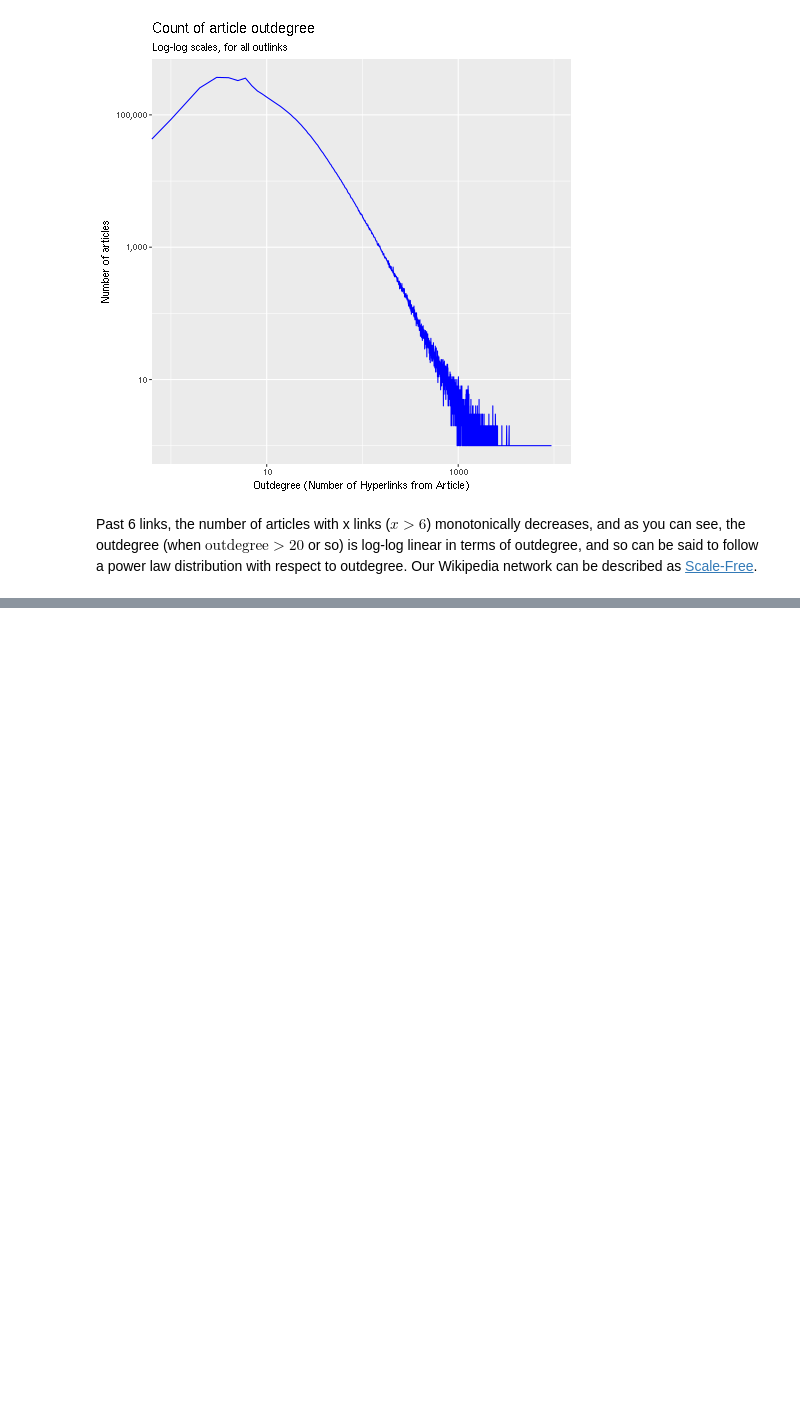
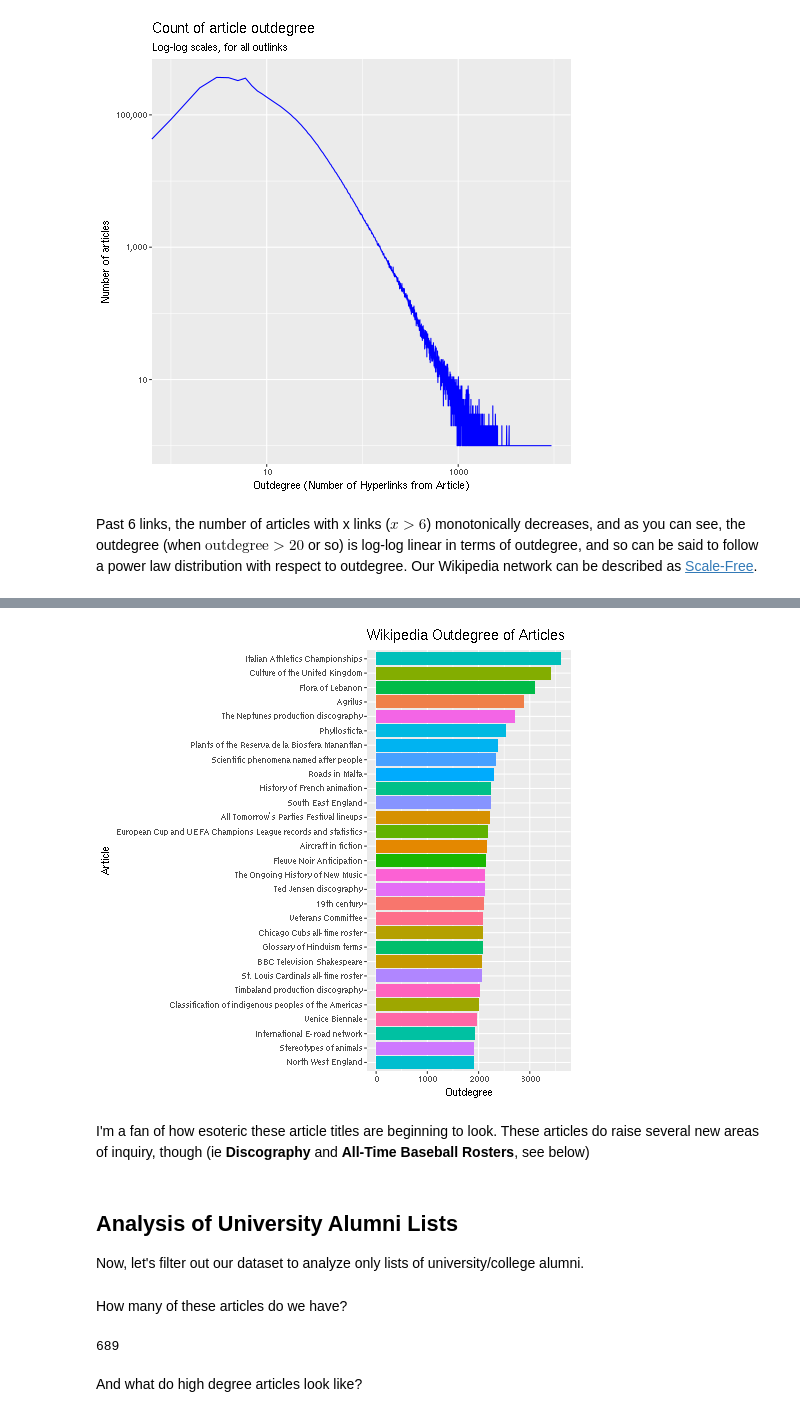
Before and after one commit to lacoperon/Wikipedia_Embedding, a Jupyter notebook: data_analysis.ipynb, the cells around one changed output, grey strips where cells are left out. Drawn from its saved outputs; the diff is of its cells as text; code cells hidden in the pictures; blank space fills up the shorter version.

Commit message:
Updated results to have baseball, discography and more of regular high outdegree analysis

```diff
--- a/data_analysis.ipynb
+++ b/data_analysis.ipynb
@@ -16,15 +26,10 @@ Let's start by figuring out the number of nodes and edges in all the files...
 # %%
-%load_ext rpy2.ipython
-ray.init()
-import re
-import glob
-import ray
-
 # Gets list of all adjacency list files
-file_list = glob.glob("./link_files/*.dat")
+file_list = glob.glob("./PreviousResults/Jan202018/*.dat")
 
 '''
 The following function reads in a given adjacency list file and returns
+a list containing elements of format (articleName, outdegree).
 '''
 @ray.remote
 def getOutdegs(filename):
@@ -36,17 +41,20 @@ def getOutdegs(filename):
     lines = [re.sub("#.*", "", line.strip()) for line in f if
              not re.search("https?:\/\/", line)]
 
+    # This list contains the line number associated with all article titles
+    # (These, in my schema, are the lines starting with >>>>)
     t_indices = [i for i in range(len(lines)) if re.search(">>>>", lines[i])]
 
-    print("There are {} nodes represented in this file".format(len(t_indices)))
-    print("There are {} edges in this file".format(len(lines) - len(t_indices)))
+    # This list contains all titles in this file
+    titles   = [re.sub(">>>>", "", lines[i]) for i in t_indices]
 
-    titles   = [re.sub(">>>>", "", lines[i]) for i in t_indices]
+    # Here, we use some smart regex and line counting to derive all of the outdegrees of articles
+    # (by counting the lines between each instance of '>>>>', and dealing with the edge case of the end of the file)
     out_degs = [t_indices[i+1] - t_indices[i] - 1
                 for i in range(len(t_indices) - 1)] + [len(lines[t_indices[-1]:])]
     t_outdegs = list(zip(titles, out_degs))
-    t_outdegs.sort(key=lambda x : x[1], reverse=True)
     return(t_outdegs)
 
-
+# Here, we obtain the outdegree list for all of our output files,
+# run in parallel using ray
 file_results = ray.get([getOutdegs.remote(filename) for filename in file_list])
@@ -391,0 +215,5 @@ Past 6 links, the number of articles with x links ($x>6$) monotonically decrease
+# %%
+f_y_t_outdegs = list(filter(lambda x : not re.search("[0-9]{4}", x[0]), f_t_outdegs))
+f_titles, f_outdegs = zip(*f_y_t_outdegs[1:30])
+f_y_df = pd.DataFrame({"title": f_titles, "outdeg":f_outdegs})
+f_y_df.head(50)
@@ -391,0 +238,20 @@ Past 6 links, the number of articles with x links ($x>6$) monotonically decrease
+# %%
+%%R -i f_y_df
+library(ggplot2)
+library(dplyr)
+
+orig_title <- factor(f_y_df$title)
+f_y_df$title <- factor(f_y_df$title, levels=f_y_df$title[order(f_y_df$outdeg)])
+ggplot(f_y_df, aes(x=title, y=outdeg, fill=orig_title)) + geom_bar(stat="identity") +
+coord_flip() + theme(legend.position="") +
+labs(title="Wikipedia Outdegree of Articles",
+     y = "Outdegree",
+     x = "Article")
+# %% [output]
+[figure, added]
+# %% [markdown]
+I'm a fan of how esoteric these article titles are beginning to look. These articles do raise several new areas of inquiry, though (ie **Discography** and **All-Time Baseball Rosters**, see below)
+# %% [markdown]
+## Analysis of University Alumni Lists
+
+Now, let's filter out our dataset to analyze only lists of university/college alumni.
@@ -391,0 +260,8 @@ Past 6 links, the number of articles with x links ($x>6$) monotonically decrease
+# %% [markdown]
+How many of these articles do we have?
+# %%
+len(uni_t_outdegs)
+# %% [output]
+689
+# %% [markdown]
+And what do high degree articles look like?
```
Also changed, not shown: parts of 68 cells of this notebook.
